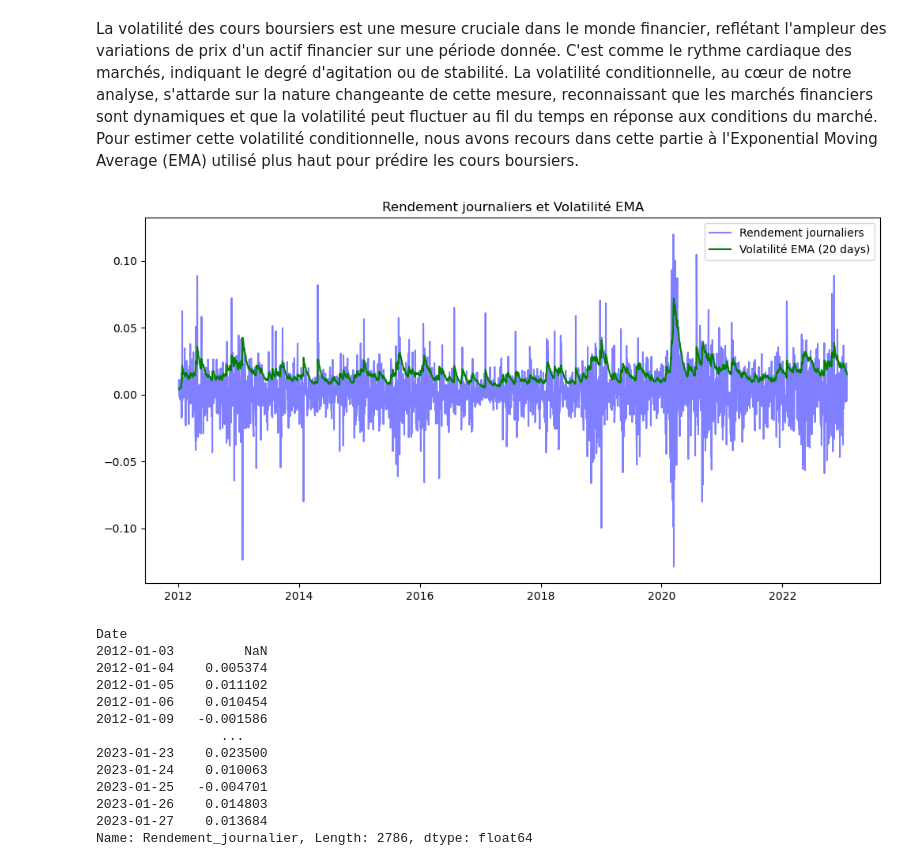
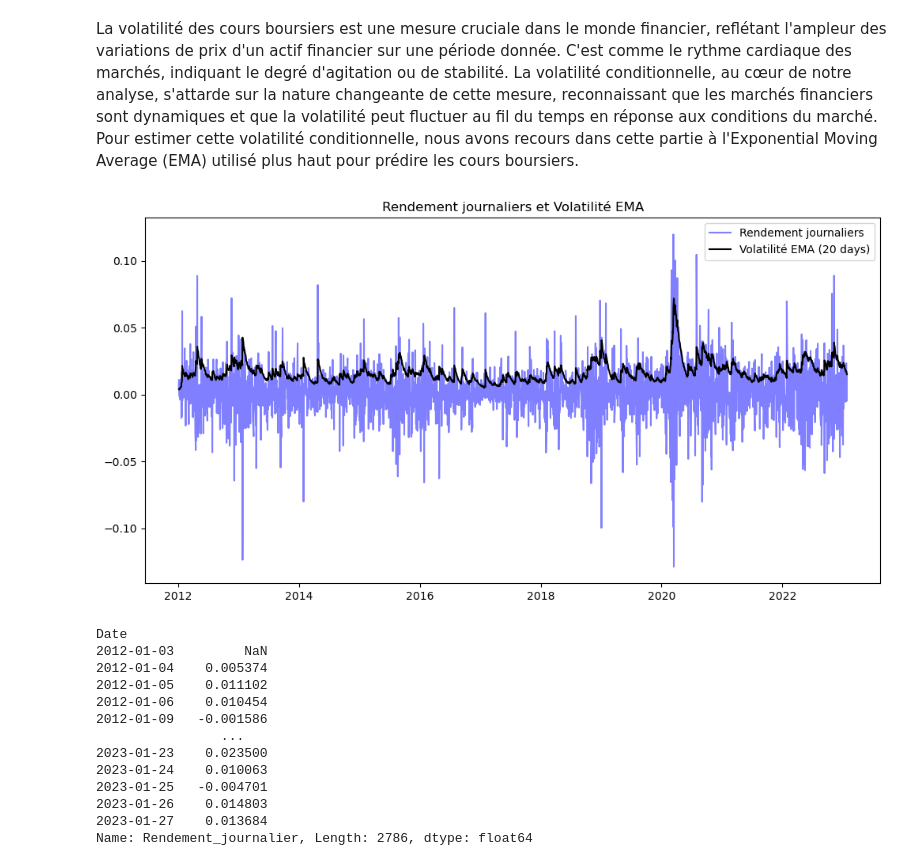
Before and after one commit to RyanSAMAMA/Ensae_projetMDR, a Jupyter notebook: Darrenbrouillon.ipynb, the cells around one changed output. Drawn from its saved outputs; the diff is of its cells as text; code cells hidden in the pictures.

```diff
--- a/Darrenbrouillon.ipynb
+++ b/Darrenbrouillon.ipynb
@@ -209,21 +209,21 @@ La volatilité des cours boursiers est une mesure cruciale dans le monde financi
 # %%
 # Calcule des rendements quotidiens
 # On utilise la méthode pct.change() dont le but est de calculer le pourcentage de changement entre les éléments
 # successifs d'une série ou d'un DataFrame ce qui correspond ici au rendement journalier de l'action.
 data['Rendement_journalier'] = data['Adj Close'].pct_change()
 
 # Calcule de l'EMA sur une période de 20 jours en utilisant la méthode ewn
 data['Volatilité_EMA'] = data['Rendement_journalier'].ewm(span=20, adjust=False).std()
 
 # Visualisation des résultats
 plt.figure(figsize=(12, 6))
 plt.plot(data['Rendement_journalier'], label='Rendement journaliers', alpha=0.5, color='blue')
-plt.plot(data['Volatilité_EMA'], label='Volatilité EMA (20 days)', color='green')
+plt.plot(data['Volatilité_EMA'], label='Volatilité EMA (20 days)', color='black')
 plt.legend()
 plt.title('Rendement journaliers et Volatilité EMA')
 plt.show()
 # %% [output]
-[figure, old version]
+[figure, new version]
 # %%
 data['Rendement_journalier']
 # %% [output]
```
Also changed, not shown: parts of 2 cells of this notebook.
